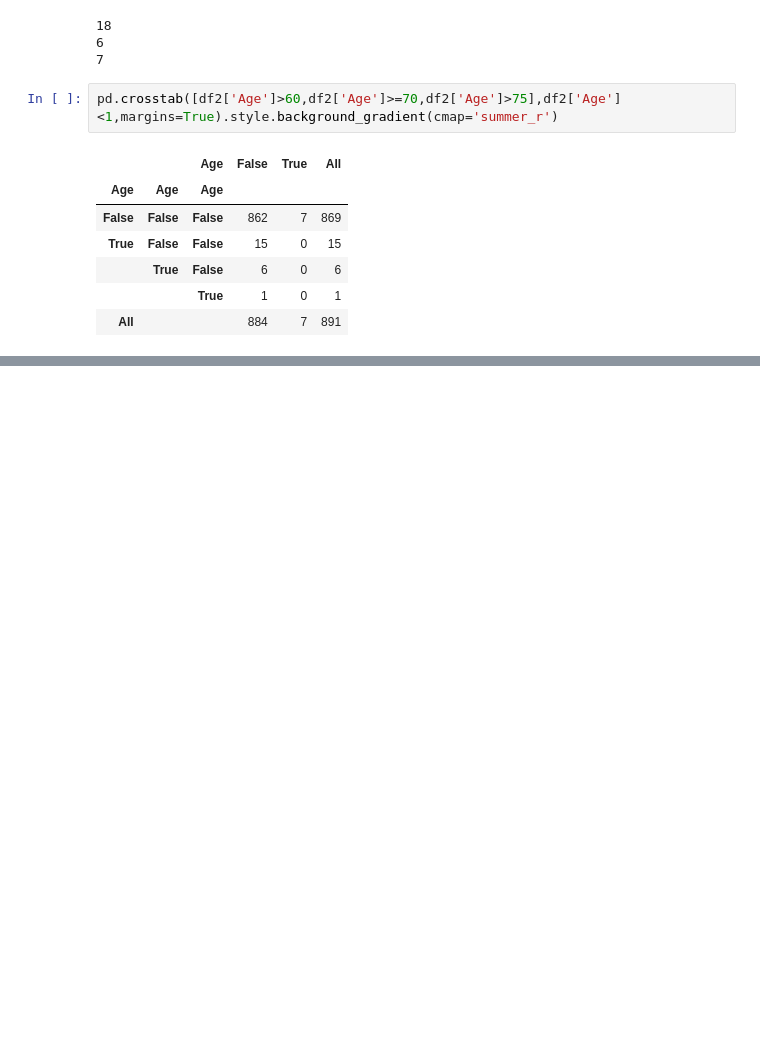
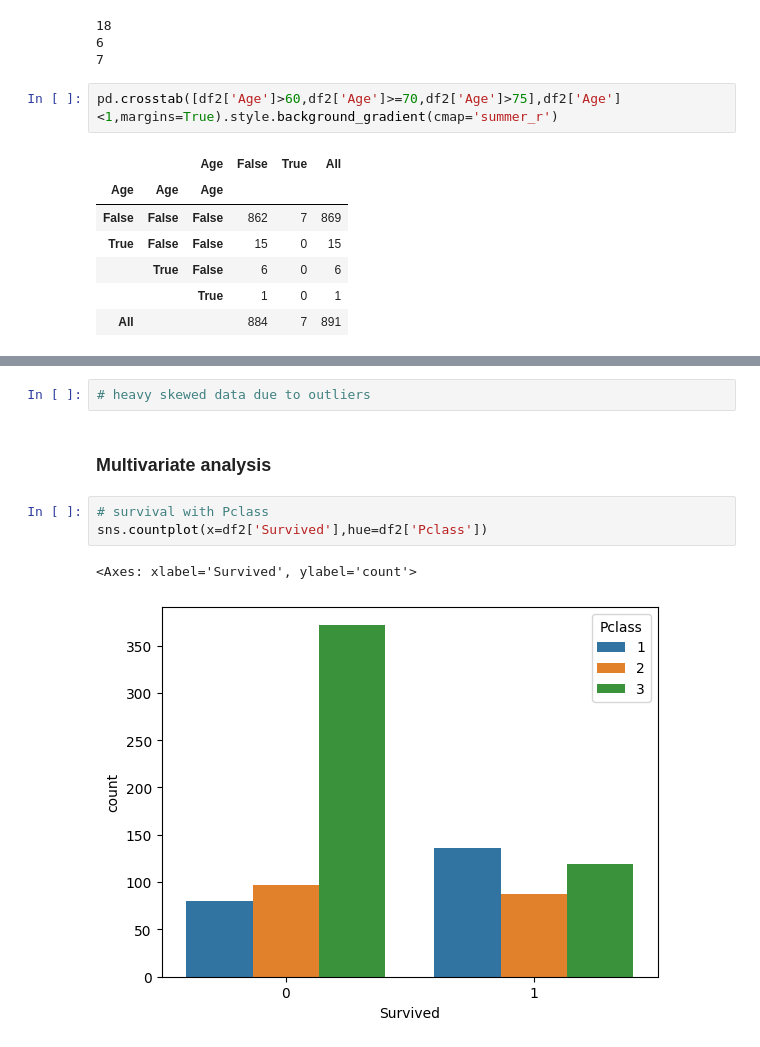
Before and after one commit to Digvijay1000/EDA, a Jupyter notebook: EDA _on _Titanic_uni_bi_multi_analysis.ipynb, the cells around one changed output, grey strips where cells are left out. Drawn from its saved outputs; the diff is of its cells as text; blank space fills up the shorter version.

```diff
--- a/EDA _on _Titanic_uni_bi_multi_analysis.ipynb
+++ b/EDA _on _Titanic_uni_bi_multi_analysis.ipynb
@@ -786,0 +816,10 @@ pd.crosstab([df2['Age']>60,df2['Age']>=70,df2['Age']>75],df2['Age']<1,margins=Tr
+# %%
+# heavy skewed data due to outliers
+# %% [markdown]
+### Multivariate analysis
+# %%
+# survival with Pclass
+sns.countplot(x=df2['Survived'],hue=df2['Pclass'])
+# %% [output]
+<Axes: xlabel='Survived', ylabel='count'>
+[figure, added]
```
Also changed, not shown: parts of 15 cells of this notebook, 1 other file.
